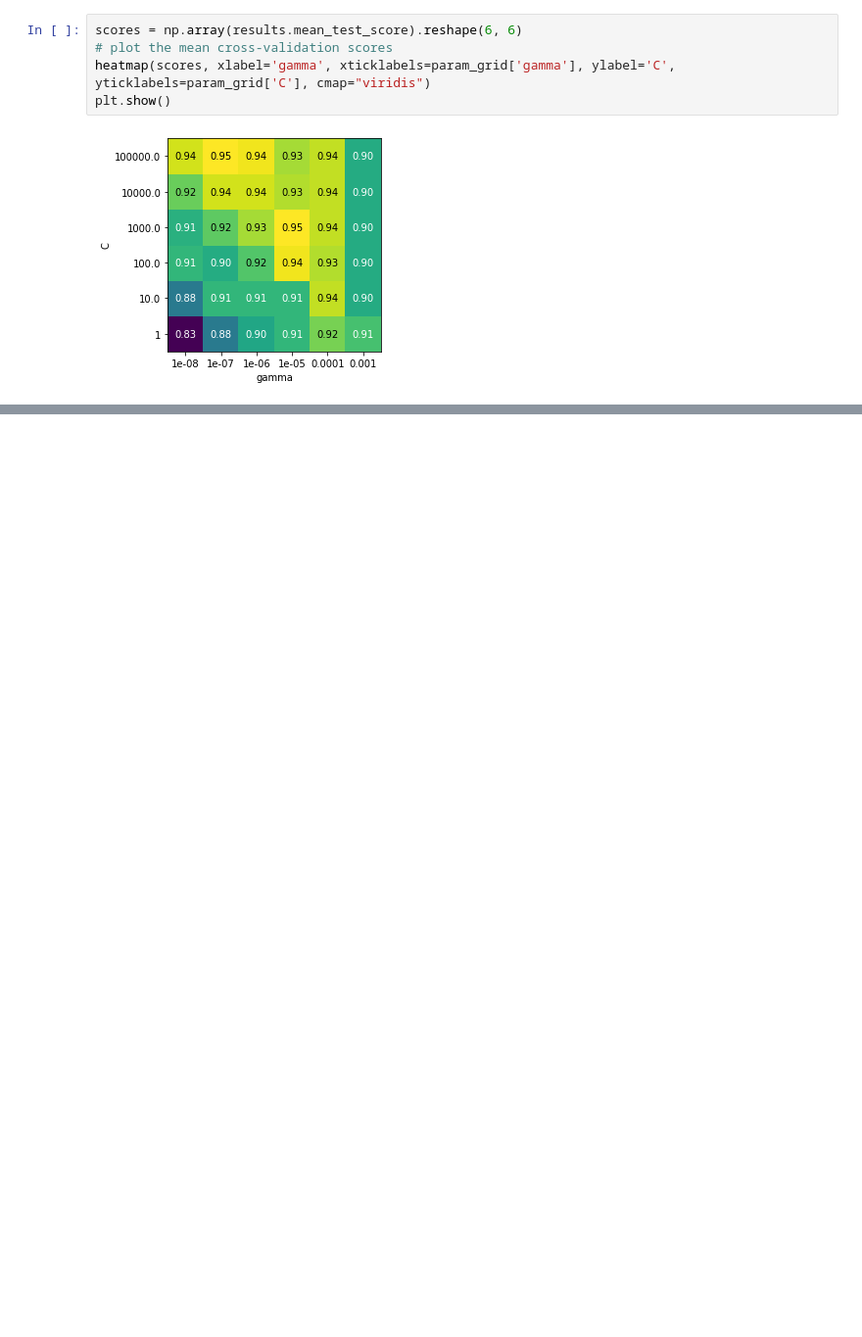
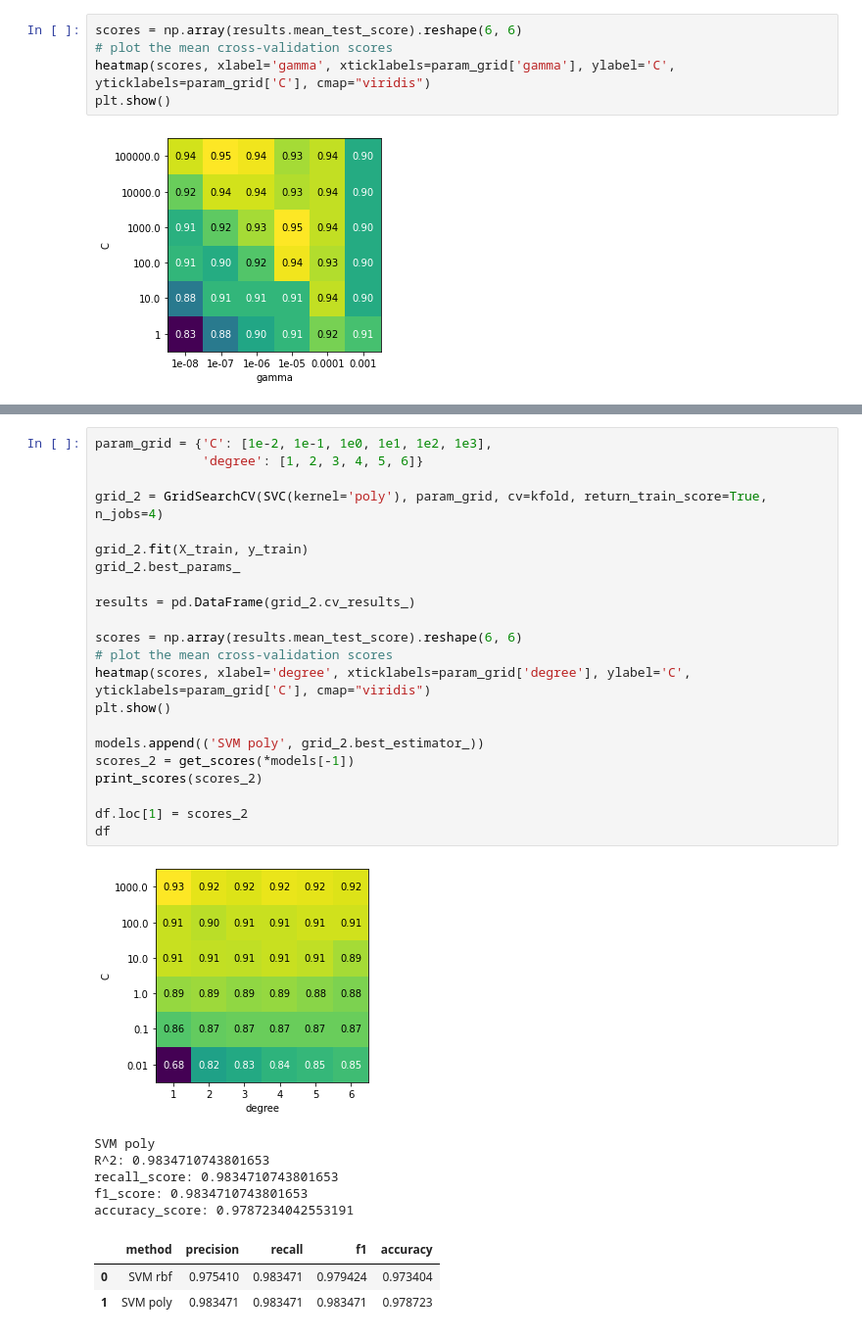
Before and after one commit to Banzanic/PSI-zadania, a Jupyter notebook: Z09_A_Stratified_GridSearchCV.ipynb, the cells around one changed output, grey strips where cells are left out. Shown at 98% size. Saved outputs shown, nothing was run; the diff lists cells and outputs as text; blank space fills up the shorter version.

```diff
--- a/Z09_A_Stratified_GridSearchCV.ipynb
+++ b/Z09_A_Stratified_GridSearchCV.ipynb
@@ -183 +172,33 @@ df
 | 0 | SVM rbf | 0.97541 | 0.983471 | 0.979424 | 0.973404 |
+# %%
+param_grid = {'C': [1e-2, 1e-1, 1e0, 1e1, 1e2, 1e3],
+              'degree': [1, 2, 3, 4, 5, 6]}
+
+grid_2 = GridSearchCV(SVC(kernel='poly'), param_grid, cv=kfold, return_train_score=True, n_jobs=4)
+
+grid_2.fit(X_train, y_train)
+grid_2.best_params_
+
+results = pd.DataFrame(grid_2.cv_results_)
+
+scores = np.array(results.mean_test_score).reshape(6, 6)
+# plot the mean cross-validation scores
+heatmap(scores, xlabel='degree', xticklabels=param_grid['degree'], ylabel='C', yticklabels=param_grid['C'], cmap="viridis")
+plt.show()
+
+models.append(('SVM poly', grid_2.best_estimator_))
+scores_2 = get_scores(*models[-1])
+print_scores(scores_2)
+
+df.loc[1] = scores_2
+df
+# %% [output]
+[figure, added]
+SVM poly
+R^2: 0.9834710743801653
+recall_score: 0.9834710743801653
+f1_score: 0.9834710743801653
+accuracy_score: 0.9787234042553191
+|  | method | precision | recall | f1 | accuracy |
+| 0 | SVM rbf | 0.975410 | 0.983471 | 0.979424 | 0.973404 |
+| 1 | SVM poly | 0.983471 | 0.983471 | 0.983471 | 0.978723 |
```
Also changed, not shown: parts of 9 cells of this notebook.
